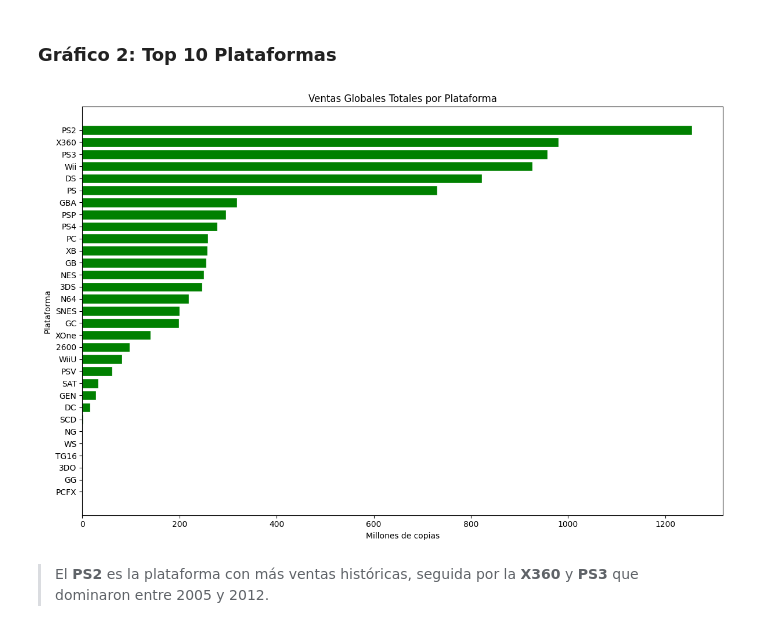
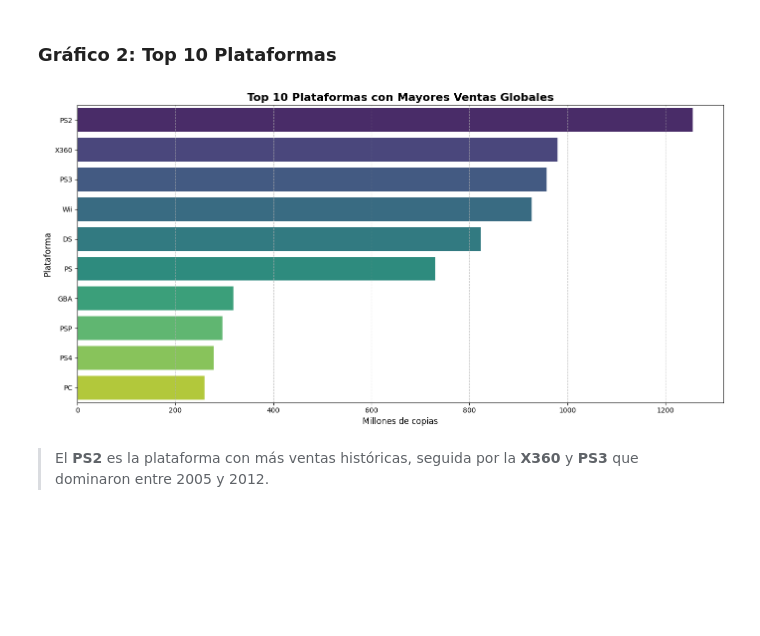
Before and after one commit to KaRaMbIIt/Mineria_De_Datos_VideoGameSales, a Jupyter notebook: Ev_1_Mineria_de_Datos.ipynb, the cells around one changed output. Cells and saved outputs as stored; diff of their text form; code cells hidden in the pictures; blank space fills up the shorter version.

```diff
--- a/Ev_1_Mineria_de_Datos.ipynb
+++ b/Ev_1_Mineria_de_Datos.ipynb
@@ -230,18 +255,19 @@ plt.show()
 > **Action** es el género con más ventas totales, seguido de **Sports** y **Shooter**. Son los géneros más producidos y consumidos a nivel global.
 # %% [markdown]
 ### Gráfico 2: Top 10 Plataformas
-# %%
-ventas_plat = df.groupby('Platform')['Global_Sales'].sum().sort_values()
-
-plt.figure(figsize=(12, 8))
-plt.barh(ventas_plat.index, ventas_plat.values, color='green', edgecolor='white')
-plt.title('Ventas Globales Totales por Plataforma')
-plt.xlabel('Millones de copias')
-plt.ylabel('Plataforma')
-plt.tight_layout()
-plt.show()
-# %% [output]
-[figure, removed]
+# %%
+ventas_plat = df.groupby('Platform')['Global_Sales'].sum().sort_values(ascending=False).head(10) # Top 10 Plataformas
+
+plt.figure(figsize=(14, 7)) # Aumentar tamaño para mejor legibilidad
+sns.barplot(x=ventas_plat.values, y=ventas_plat.index, palette='viridis', hue=ventas_plat.index, legend=False) # Usar seaborn para un look más moderno y paleta de colores
+plt.title('Top 10 Plataformas con Mayores Ventas Globales', fontsize=16, fontweight='bold')
+plt.xlabel('Millones de copias', fontsize=12)
+plt.ylabel('Plataforma', fontsize=12)
+plt.grid(axis='x', linestyle='--', alpha=0.7) # Añadir rejilla en el eje x
+plt.tight_layout()
+plt.show()
+# %% [output]
+[figure, added]
 # %% [markdown]
 > El **PS2** es la plataforma con más ventas históricas, seguida por la **X360** y **PS3** que dominaron entre 2005 y 2012.
 # %% [markdown]
```
Also changed, not shown: parts of 4 cells of this notebook.
